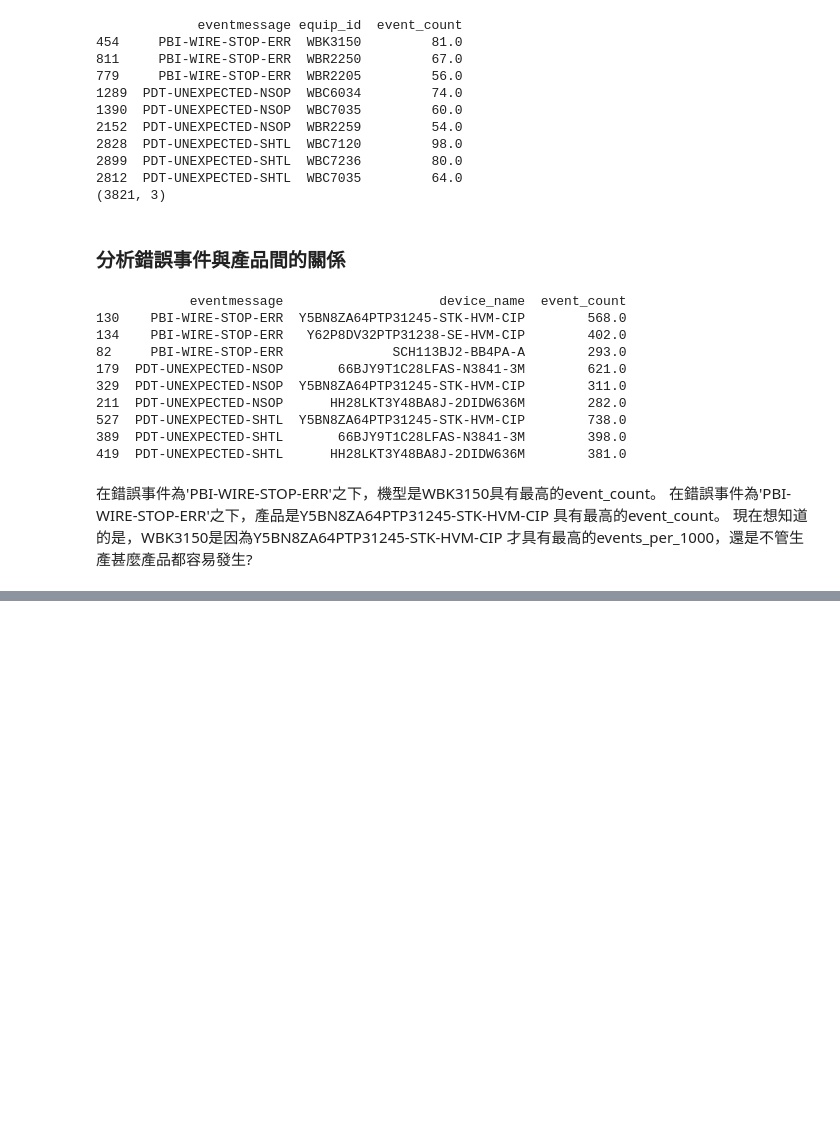
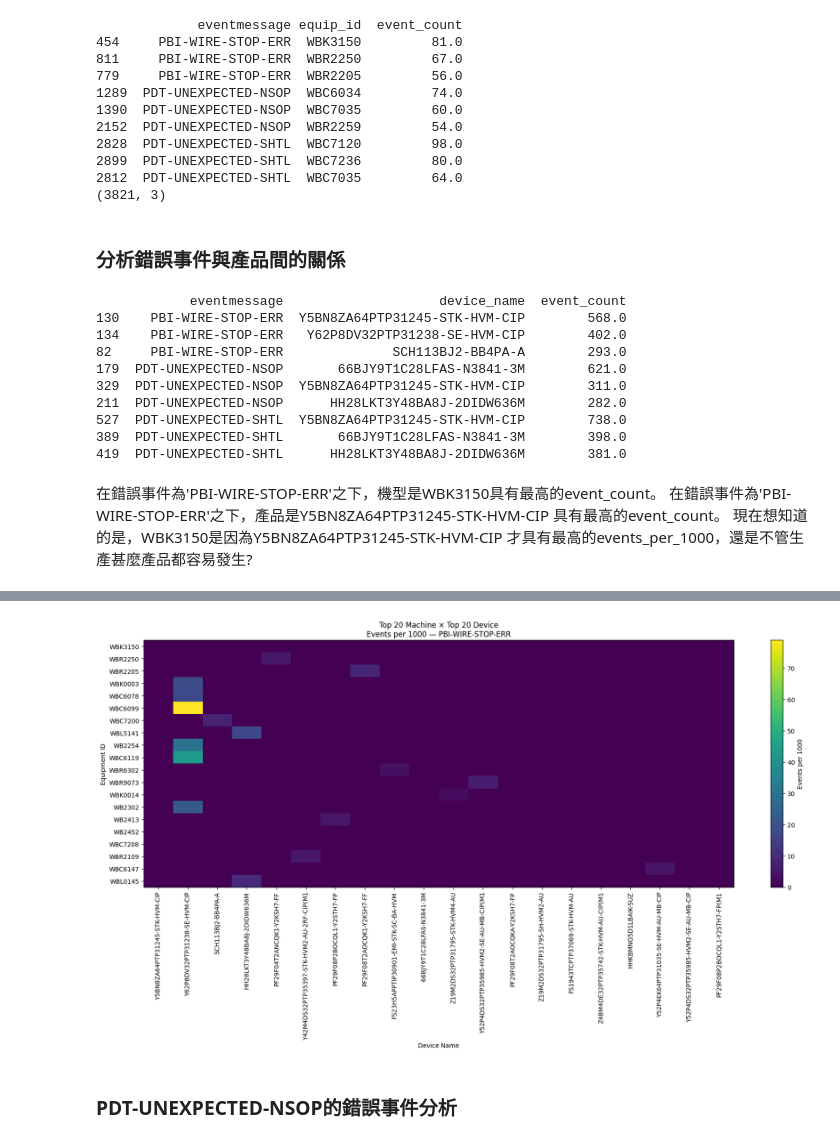
Before and after one commit to aceaceace123/test0804, a Jupyter notebook: WBMachine_ErrorEventAnalyze.ipynb, the cells around one changed output, grey strips where cells are left out. Drawn from its saved outputs; the diff is of its cells as text; code cells hidden in the pictures; blank space fills up the shorter version.

```diff
--- a/WBMachine_ErrorEventAnalyze.ipynb
+++ b/WBMachine_ErrorEventAnalyze.ipynb
@@ -443,0 +626,75 @@ df.loc[(df['equip_id']=='WB2502') & (df['device_name']=='Y5BN8ZA64PTP31245-STK-H
+# %%
+# 1. 找出錯誤總次數最高的 Top 20 機台
+top20_machines_PBI_WIRE_STOP_ERR = (
+    machine_device_summary_PBI_WIRE_STOP_ERR
+    .groupby("equip_id")["event_count"]
+    .sum()
+    .nlargest(20)
+    .index
+)
+
+# 2. 找出錯誤總次數最高的 Top 20 產品
+top20_devices_PBI_WIRE_STOP_ERR = (
+    machine_device_summary_PBI_WIRE_STOP_ERR
+    .groupby("device_name")["event_count"]
+    .sum()
+    .nlargest(20)
+    .index
+)
+
+# 3. 只保留 Top 20 機台 × Top 20 產品
+heatmap_data_PBI_WIRE_STOP_ERR = machine_device_summary_PBI_WIRE_STOP_ERR[
+    machine_device_summary_PBI_WIRE_STOP_ERR["equip_id"].isin(top20_machines_PBI_WIRE_STOP_ERR)
+    & machine_device_summary_PBI_WIRE_STOP_ERR["device_name"].isin(top20_devices_PBI_WIRE_STOP_ERR)
+].copy()
+
+# 4. 建立 Pivot Table
+heatmap_pivot_PBI_WIRE_STOP_ERR = heatmap_data_PBI_WIRE_STOP_ERR.pivot(
+    index="equip_id",
+    columns="device_name",
+    values="event_per_1000"
+).fillna(0)
+
+# 按照原本 Top 20 排名順序排列
+heatmap_pivot_PBI_WIRE_STOP_ERR = heatmap_pivot_PBI_WIRE_STOP_ERR.reindex(
+    index=top20_machines_PBI_WIRE_STOP_ERR,
+    columns=top20_devices_PBI_WIRE_STOP_ERR,
+    fill_value=0
+)
+
+# 5. 畫 Heatmap
+fig, ax = plt.subplots(figsize=(18, 10))
+
+image = ax.imshow(
+    heatmap_pivot_PBI_WIRE_STOP_ERR.values,
+    aspect="auto"
+)
+
+# 設定 X 軸產品名稱
+ax.set_xticks(range(len(heatmap_pivot_PBI_WIRE_STOP_ERR.columns)))
+ax.set_xticklabels(
+    heatmap_pivot_PBI_WIRE_STOP_ERR.columns,
+    rotation=90
+)
+
+# 設定 Y 軸機台名稱
+ax.set_yticks(range(len(heatmap_pivot_PBI_WIRE_STOP_ERR.index)))
+ax.set_yticklabels(heatmap_pivot_PBI_WIRE_STOP_ERR.index)
+
+ax.set_xlabel("Device Name")
+ax.set_ylabel("Equipment ID")
+ax.set_title(
+    f"Top 20 Machine × Top 20 Device\n"
+    f"Events per 1000 — {event}"
+)
+
+# 加入色階說明
+colorbar = fig.colorbar(image, ax=ax)
+colorbar.set_label("Events per 1000")
+
+plt.tight_layout()
+plt.show()
+# %% [output]
+[figure, added]
+# %% [markdown]
+### PDT-UNEXPECTED-NSOP的錯誤事件分析
```
Also changed, not shown: parts of 10 cells of this notebook.
